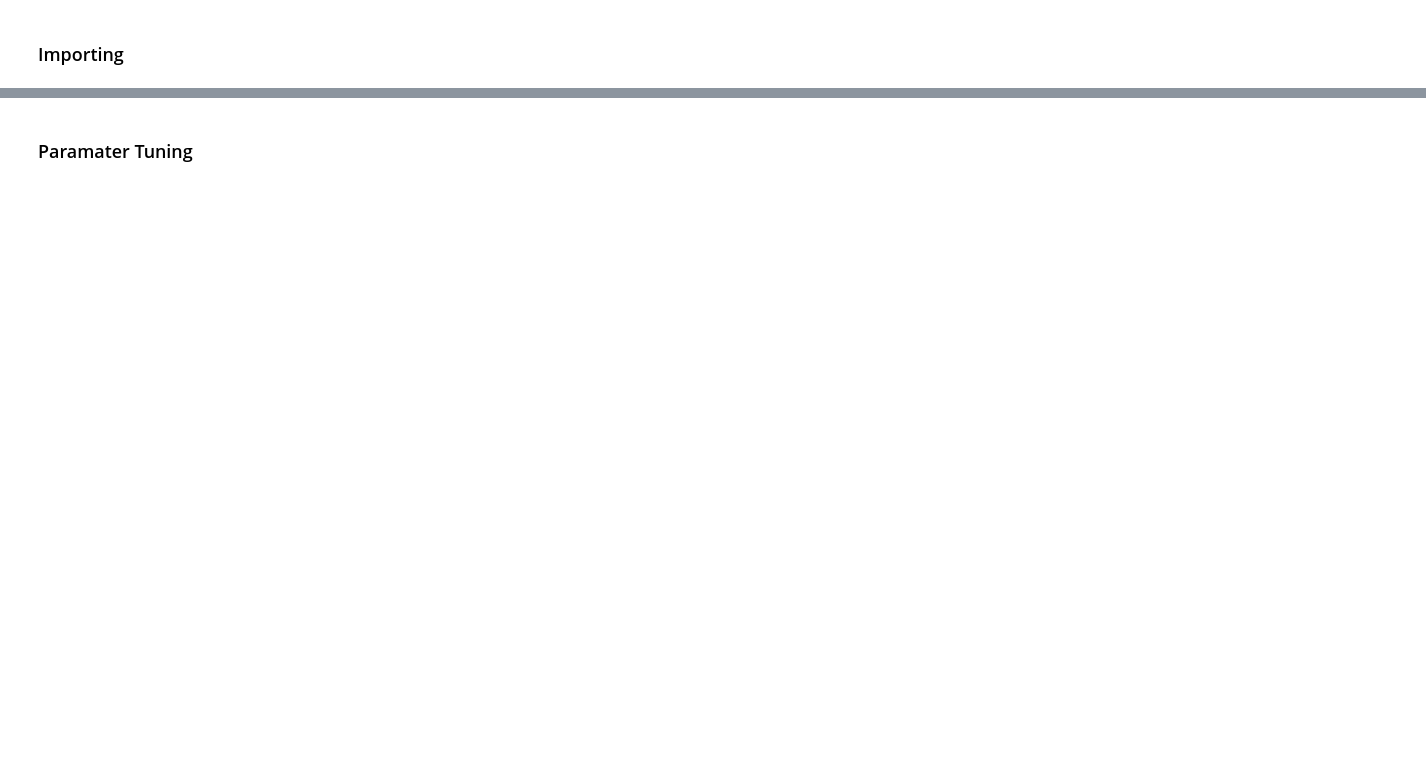
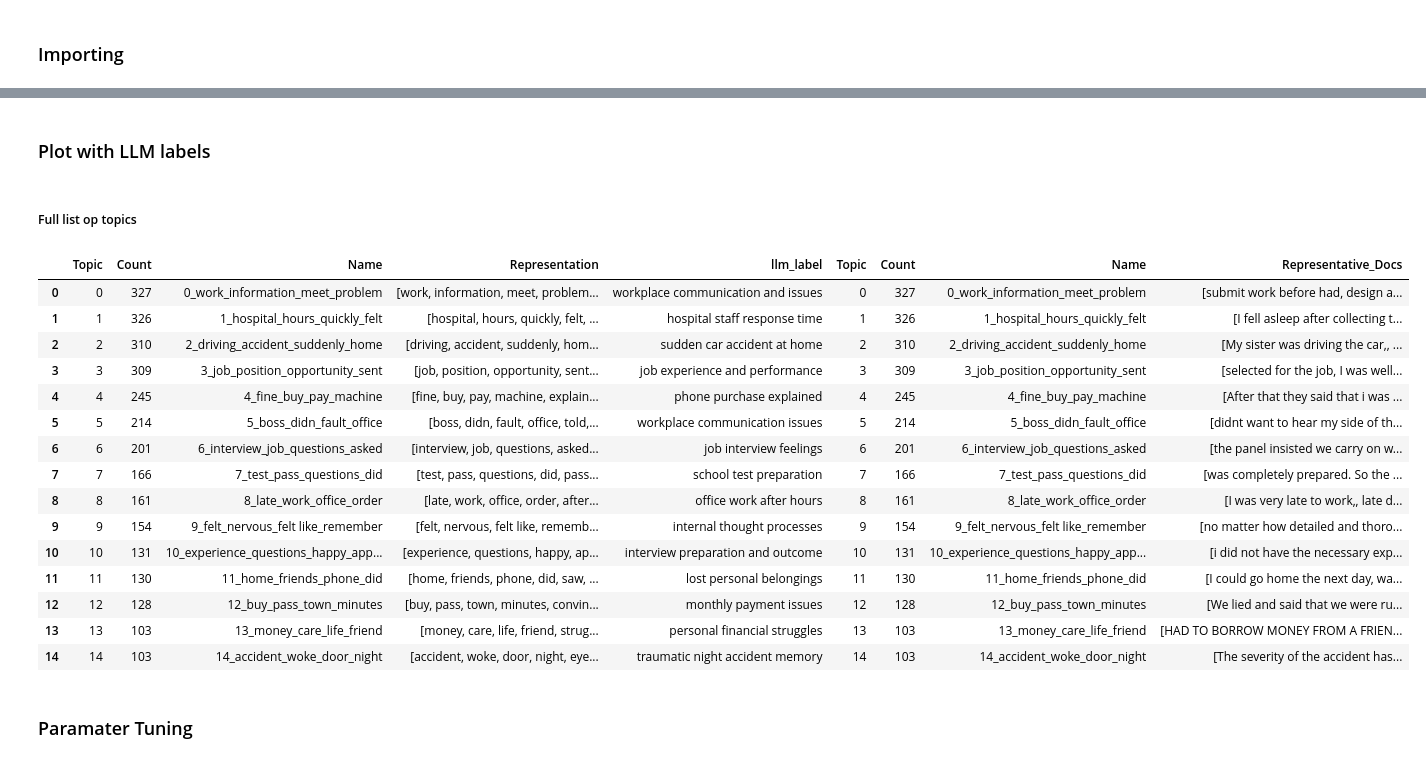
Before and after one commit to Wobknaap/BEP, a Jupyter notebook: Mijn project/Code/Mijn code/BERTopic/Bertopic_test_2.ipynb, the cells around one changed output, grey strips where cells are left out. Drawn from its saved outputs; the diff is of its cells as text; code cells hidden in the pictures; blank space fills up the shorter version.

```diff
--- a/Mijn project/Code/Mijn code/BERTopic/Bertopic_test_2.ipynb
+++ b/Mijn project/Code/Mijn code/BERTopic/Bertopic_test_2.ipynb
@@ -80,0 +127,18 @@ representation_model = PartOfSpeech("en_core_web_sm")
+# %%
+# Gebruik de gereduceerde embeddings van UMAP
+umap_embeddings = umap_model.fit_transform(embeddings)
+
+sse = []
+k_range = range(5, 25)  # of pas aan naar wat logisch is voor jouw data
+
+for k in k_range:
+    km = KMeans(n_clusters=k, random_state=random_state, init='k-means++')
+    km.fit(umap_embeddings)
+    sse.append(km.inertia_)
+
+plt.figure(figsize=(10,6))
+plt.plot(k_range, sse, marker='o')
+plt.xlabel('Aantal clusters (k)')
+plt.ylabel('SSE')
+plt.title('Elbow voor KMeans')
+plt.show()
@@ -85,7 +153,7 @@ topic_model = BERTopic(
   embedding_model=embedding_model
   ,
   umap_model=umap_model,
-  hdbscan_model=hdbscan_model,
+  hdbscan_model=cluster_model,
   vectorizer_model=vectorizer_model,
   representation_model=representation_model,
 
@@ -96,7 +164,4 @@ topic_model = BERTopic(
 
 # Train model
 topics, probs = topic_model.fit_transform(docs, embeddings)
-
-# Show topics
-topic_model.get_topic_info()
 # %% [output]
@@ -115 +241,6 @@ topic_model.get_topic_info()
+# %%
+df_topics = topic_model.get_topic_info()
+df_topics = generate_topic_label(df_topics, 'Representation')
+# %% [markdown]
+### Plot with LLM labels
 # %%
@@ -121,3 +254,24 @@ topic_model.visualize_topics_per_class(topics_per_class, top_n_topics=13)
+# %% [markdown]
+##### Full list op topics
+# %%
+df_topics
+# %% [output]
+|  | Topic | Count | Name | Representation | llm_label | Topic | Count | Name | Representative_Docs |
+| 0 | 0 | 327 | 0_work_information_meet_problem | [work, information, meet, problem... | workplace communication and issues | 0 | 327 | 0_work_information_meet_problem | [submit work before had, design a... |
+| 1 | 1 | 326 | 1_hospital_hours_quickly_felt | [hospital, hours, quickly, felt, ... | hospital staff response time | 1 | 326 | 1_hospital_hours_quickly_felt | [I fell asleep after collecting t... |
+| 2 | 2 | 310 | 2_driving_accident_suddenly_home | [driving, accident, suddenly, hom... | sudden car accident at home | 2 | 310 | 2_driving_accident_suddenly_home | [My sister was driving the car,, ... |
+| 3 | 3 | 309 | 3_job_position_opportunity_sent | [job, position, opportunity, sent... | job experience and performance | 3 | 309 | 3_job_position_opportunity_sent | [selected for the job, I was well... |
+| 4 | 4 | 245 | 4_fine_buy_pay_machine | [fine, buy, pay, machine, explain... | phone purchase explained | 4 | 245 | 4_fine_buy_pay_machine | [After that they said that i was ... |
+| 5 | 5 | 214 | 5_boss_didn_fault_office | [boss, didn, fault, office, told,... | workplace communication issues | 5 | 214 | 5_boss_didn_fault_office | [didnt want to hear my side of th... |
+| 6 | 6 | 201 | 6_interview_job_questions_asked | [interview, job, questions, asked... | job interview feelings | 6 | 201 | 6_interview_job_questions_asked | [the panel insisted we carry on w... |
+| 7 | 7 | 166 | 7_test_pass_questions_did | [test, pass, questions, did, pass... | school test preparation | 7 | 166 | 7_test_pass_questions_did | [was completely prepared. So the ... |
+| 8 | 8 | 161 | 8_late_work_office_order | [late, work, office, order, after... | office work after hours | 8 | 161 | 8_late_work_office_order | [I was very late to work,, late d... |
+| 9 | 9 | 154 | 9_felt_nervous_felt like_remember | [felt, nervous, felt like, rememb... | internal thought processes | 9 | 154 | 9_felt_nervous_felt like_remember | [no matter how detailed and thoro... |
+| 10 | 10 | 131 | 10_experience_questions_happy_app... | [experience, questions, happy, ap... | interview preparation and outcome | 10 | 131 | 10_experience_questions_happy_app... | [i did not have the necessary exp... |
+| 11 | 11 | 130 | 11_home_friends_phone_did | [home, friends, phone, did, saw, ... | lost personal belongings | 11 | 130 | 11_home_friends_phone_did | [I could go home the next day, wa... |
+| 12 | 12 | 128 | 12_buy_pass_town_minutes | [buy, pass, town, minutes, convin... | monthly payment issues | 12 | 128 | 12_buy_pass_town_minutes | [We lied and said that we were ru... |
+| 13 | 13 | 103 | 13_money_care_life_friend | [money, care, life, friend, strug... | personal financial struggles | 13 | 103 | 13_money_care_life_friend | [HAD TO BORROW MONEY FROM A FRIEN... |
+| 14 | 14 | 103 | 14_accident_woke_door_night | [accident, woke, door, night, eye... | traumatic night accident memory | 14 | 103 | 14_accident_woke_door_night | [The severity of the accident has... |
 # %% [markdown]
 ### Paramater Tuning
 # %%
```
Also changed, not shown: parts of 21 cells of this notebook, 15 other files.
